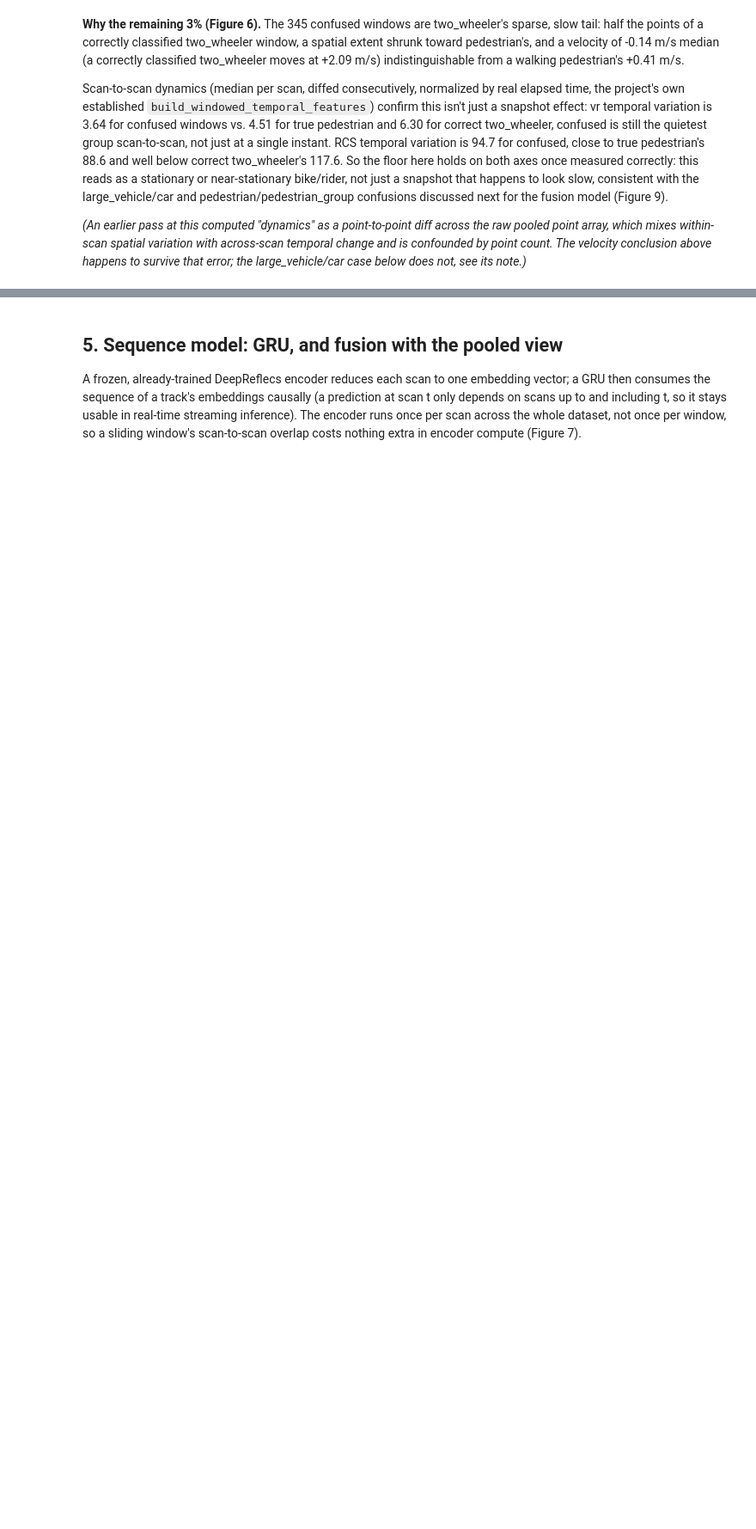
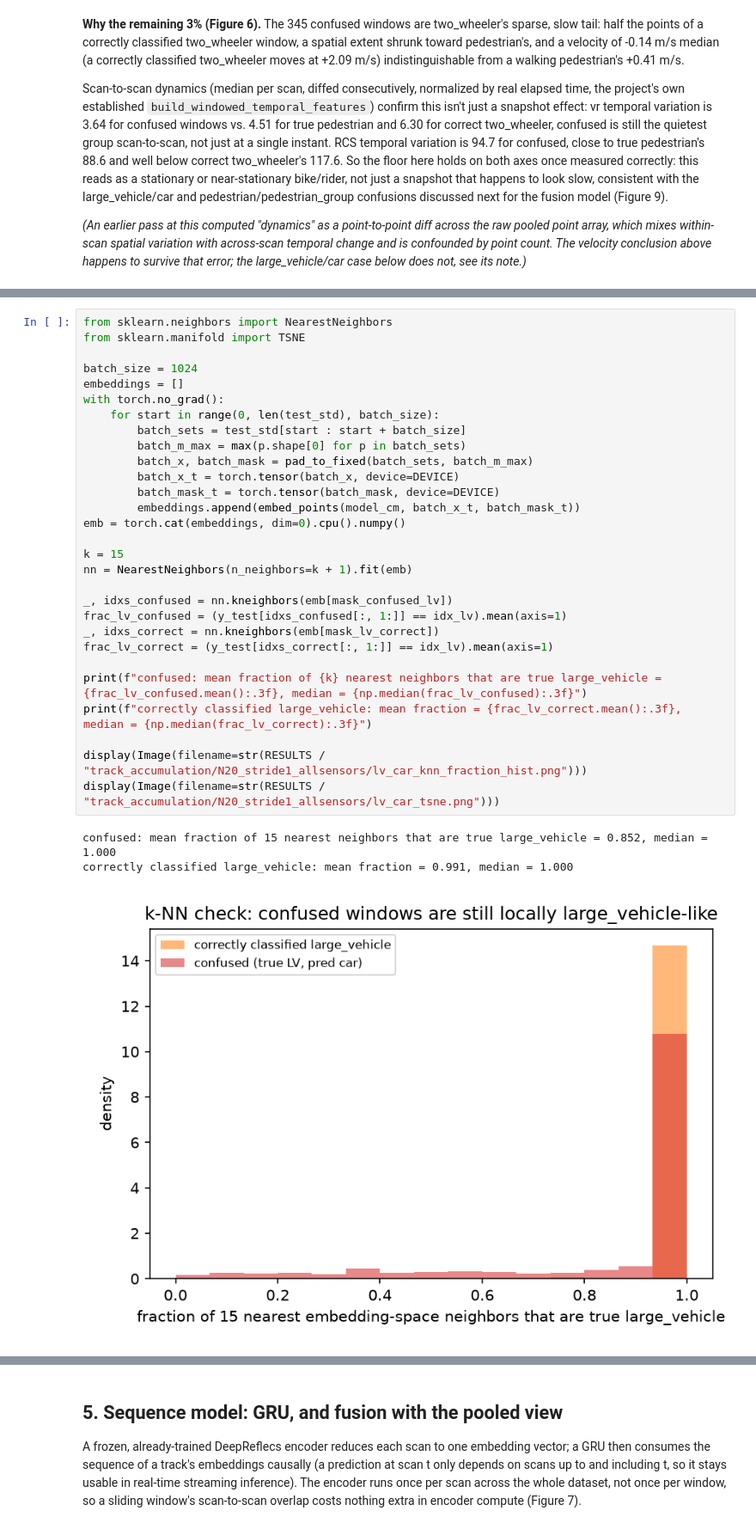
Before and after one commit to brunopinto900/radar-ml-autonomous-driving, a Jupyter notebook: notebooks/final_report.ipynb, the cells around one changed output, grey strips where cells are left out. Shown at 86% size. Saved outputs shown, nothing was run; the diff lists cells and outputs as text; blank space fills up the shorter version.

```diff
--- a/notebooks/final_report.ipynb
+++ b/notebooks/final_report.ipynb
@@ -459,0 +462,33 @@ Pulling the actual distributions settles it: RCS mean separates confused large_v
+# %%
+from sklearn.neighbors import NearestNeighbors
+from sklearn.manifold import TSNE
+
+batch_size = 1024
+embeddings = []
+with torch.no_grad():
+    for start in range(0, len(test_std), batch_size):
+        batch_sets = test_std[start : start + batch_size]
+        batch_m_max = max(p.shape[0] for p in batch_sets)
+        batch_x, batch_mask = pad_to_fixed(batch_sets, batch_m_max)
+        batch_x_t = torch.tensor(batch_x, device=DEVICE)
+        batch_mask_t = torch.tensor(batch_mask, device=DEVICE)
+        embeddings.append(embed_points(model_cm, batch_x_t, batch_mask_t))
+emb = torch.cat(embeddings, dim=0).cpu().numpy()
+
+k = 15
+nn = NearestNeighbors(n_neighbors=k + 1).fit(emb)
+
+_, idxs_confused = nn.kneighbors(emb[mask_confused_lv])
+frac_lv_confused = (y_test[idxs_confused[:, 1:]] == idx_lv).mean(axis=1)
+_, idxs_correct = nn.kneighbors(emb[mask_lv_correct])
+frac_lv_correct = (y_test[idxs_correct[:, 1:]] == idx_lv).mean(axis=1)
+
+print(f"confused: mean fraction of {k} nearest neighbors that are true large_vehicle = {frac_lv_confused.mean():.3f}, median = {np.median(frac_lv_confused):.3f}")
+print(f"correctly classified large_vehicle: mean fraction = {frac_lv_correct.mean():.3f}, median = {np.median(frac_lv_correct):.3f}")
+
+display(Image(filename=str(RESULTS / "track_accumulation/N20_stride1_allsensors/lv_car_knn_fraction_hist.png")))
+display(Image(filename=str(RESULTS / "track_accumulation/N20_stride1_allsensors/lv_car_tsne.png")))
+# %% [output]
+confused: mean fraction of 15 nearest neighbors that are true large_vehicle = 0.852, median = 1.000
+correctly classified large_vehicle: mean fraction = 0.991, median = 1.000
+[figure, added]
```
Also changed, not shown: parts of 10 cells of this notebook, 7 other files.
